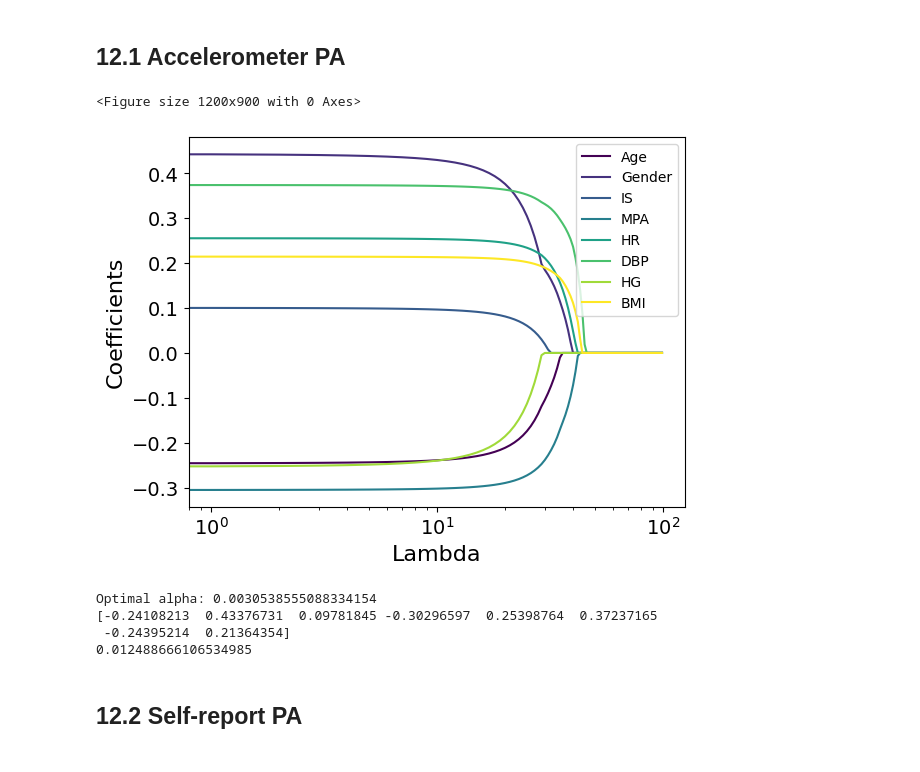
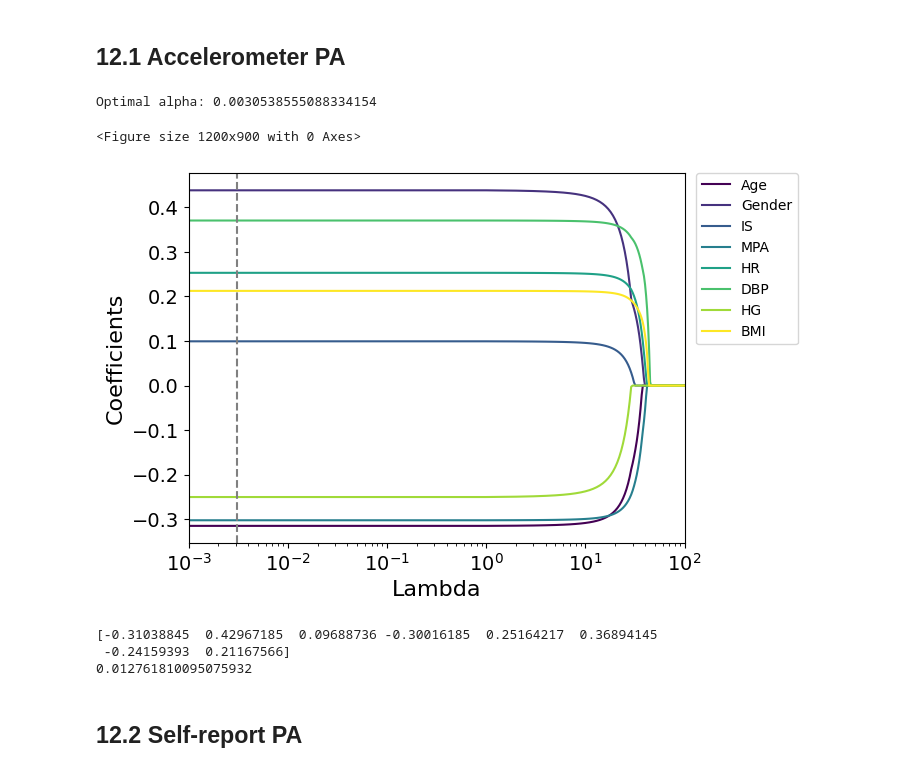
Before and after one commit to ivychad/Physical-Activity-BrainAGE, a Jupyter notebook: 3B Validation.ipynb, the cells around one changed output. Cells and saved outputs as stored; diff of their text form; code cells hidden in the pictures.

```diff
--- a/3B Validation.ipynb
+++ b/3B Validation.ipynb
@@ -1309,44 +1216,48 @@ coefs = pd.DataFrame(coefs)
 coefs.columns = columns
 coefs = pd.DataFrame(coefs)
 
 
 cmap = cm.get_cmap('viridis')
 plt.figure(figsize=(12,9))
 coefs.plot(kind='line', colormap=cmap)
 #plt.plot(coefs, color=cm.plasma([np.linspace(0,1,12)]))
 
+# lasso with cross validated alpha
+
+lassocv = LassoCV(alphas = alphas).fit(X,Y)
+best_alpha = lassocv.alpha_
+print("Optimal alpha:", best_alpha)
+
 plt.xticks(alphas, fontsize = 14)
 plt.yticks(fontsize = 14)
 plt.xscale("log")
 plt.axis('tight')
 plt.xlabel('Lambda', fontsize = 16)
+plt.axvline(x = best_alpha, color = 'gray', linestyle='dashed')
+plt.xlim(0.001, 100)
 plt.ylabel('Coefficients', fontsize = 16)
 #plt.title('Lasso coefficients as a function of alpha')
-plt.legend(columns, loc="upper right")
+plt.legend(columns, bbox_to_anchor=(1.01, 1.02), loc='upper left')
 plt.show()
 
-# lasso with cross validated alpha
 
-lassocv = LassoCV(alphas = alphas).fit(X,Y)
-best_alpha = lassocv.alpha_
-print("Optimal alpha:", best_alpha)
 
 # Get the coefficients of the Lasso model at the best lambda value
 lasso = Lasso(alpha=best_alpha)
 lasso.fit(X, Y)
 coefficients = lasso.coef_
 r_squared = lasso.score(X,Y)
 
 # Print the coefficients
 print(coefficients)
 print(r_squared)
 # %% [output]
-<Figure size 1200x900 with 0 Axes>
+Optimal alpha: 0.0030538555088334154
+<Figure size 1200x900 with 0 Axes>
-[figure, old version]
+[figure, new version]
-Optimal alpha: 0.0030538555088334154
-[-0.24108213  0.43376731  0.09781845 -0.30296597  0.25398764  0.37237165
- -0.24395214  0.21364354]
-0.012488666106534985
+[-0.31038845  0.42967185  0.09688736 -0.30016185  0.25164217  0.36894145
+ -0.24159393  0.21167566]
+0.012761810095075932
 # %% [markdown]
 ## 12.2 Self-report PA
 # %%
```
Also changed, not shown: parts of 42 cells of this notebook, 3 other files.
